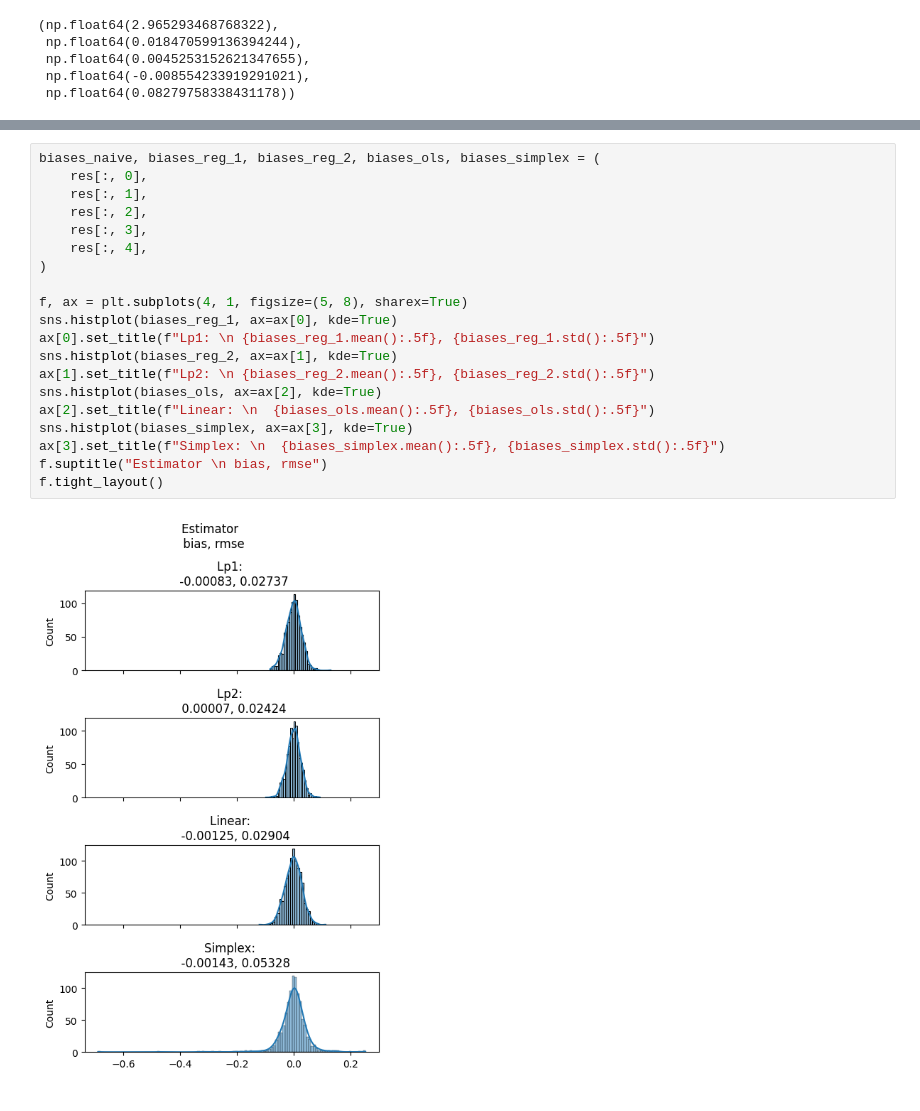
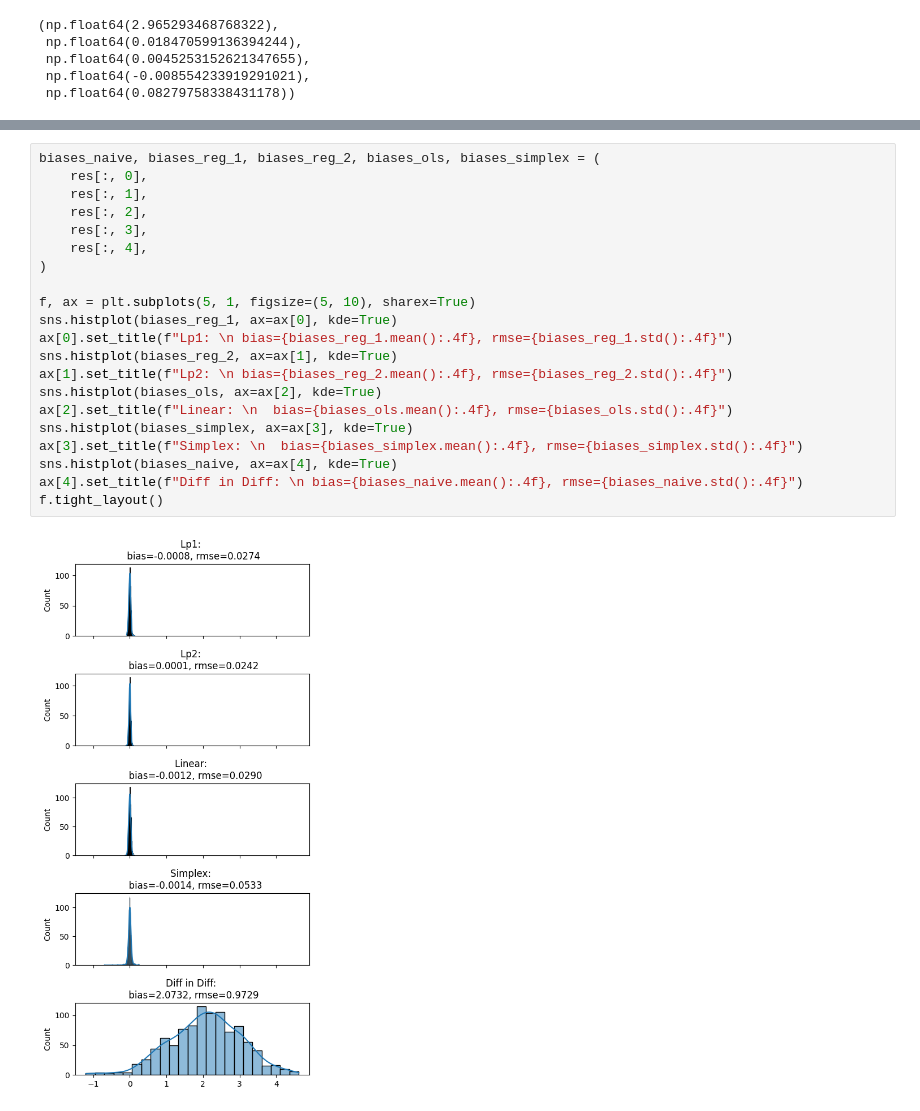
Before and after one commit to apoorvalal/pyensmallen, a Jupyter notebook: notebooks/synth.ipynb, the cells around one changed output, grey strips where cells are left out. Drawn from its saved outputs; the diff is of its cells as text.

```diff
--- a/notebooks/synth.ipynb
+++ b/notebooks/synth.ipynb
@@ -220,22 +237,23 @@ Wall time: 49.2 s
 # %%
 biases_naive, biases_reg_1, biases_reg_2, biases_ols, biases_simplex = (
     res[:, 0],
     res[:, 1],
     res[:, 2],
     res[:, 3],
     res[:, 4],
 )
 
-f, ax = plt.subplots(4, 1, figsize=(5, 8), sharex=True)
+f, ax = plt.subplots(5, 1, figsize=(5, 10), sharex=True)
 sns.histplot(biases_reg_1, ax=ax[0], kde=True)
-ax[0].set_title(f"Lp1: \n {biases_reg_1.mean():.5f}, {biases_reg_1.std():.5f}")
+ax[0].set_title(f"Lp1: \n bias={biases_reg_1.mean():.4f}, rmse={biases_reg_1.std():.4f}")
 sns.histplot(biases_reg_2, ax=ax[1], kde=True)
-ax[1].set_title(f"Lp2: \n {biases_reg_2.mean():.5f}, {biases_reg_2.std():.5f}")
+ax[1].set_title(f"Lp2: \n bias={biases_reg_2.mean():.4f}, rmse={biases_reg_2.std():.4f}")
 sns.histplot(biases_ols, ax=ax[2], kde=True)
-ax[2].set_title(f"Linear: \n  {biases_ols.mean():.5f}, {biases_ols.std():.5f}")
+ax[2].set_title(f"Linear: \n  bias={biases_ols.mean():.4f}, rmse={biases_ols.std():.4f}")
 sns.histplot(biases_simplex, ax=ax[3], kde=True)
-ax[3].set_title(f"Simplex: \n  {biases_simplex.mean():.5f}, {biases_simplex.std():.5f}")
-f.suptitle("Estimator \n bias, rmse")
+ax[3].set_title(f"Simplex: \n  bias={biases_simplex.mean():.4f}, rmse={biases_simplex.std():.4f}")
+sns.histplot(biases_naive, ax=ax[4], kde=True)
+ax[4].set_title(f"Diff in Diff: \n bias={biases_naive.mean():.4f}, rmse={biases_naive.std():.4f}")
 f.tight_layout()
 # %% [output]
-[figure, old version]
+[figure, new version]
```
Also changed, not shown: parts of 7 cells of this notebook.
